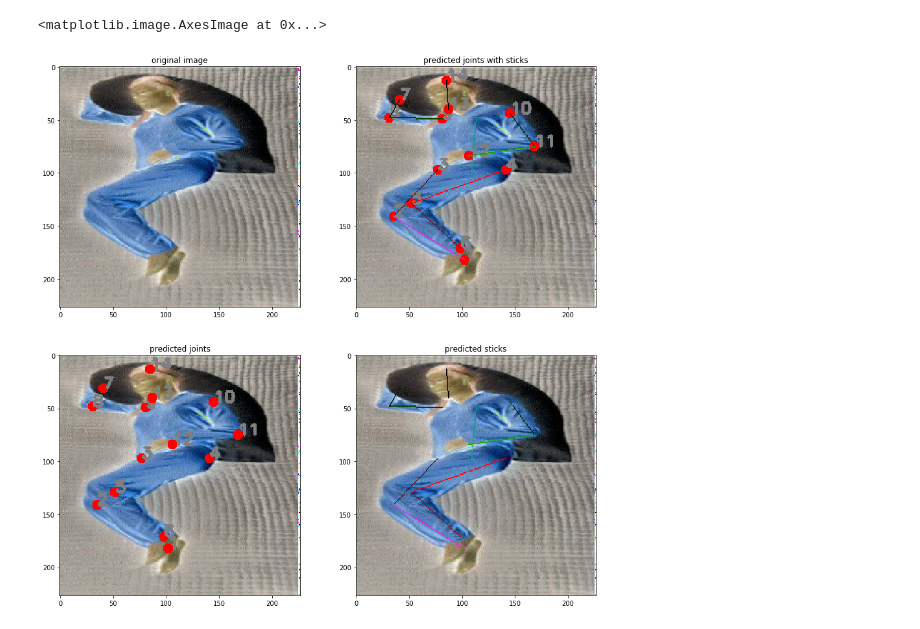
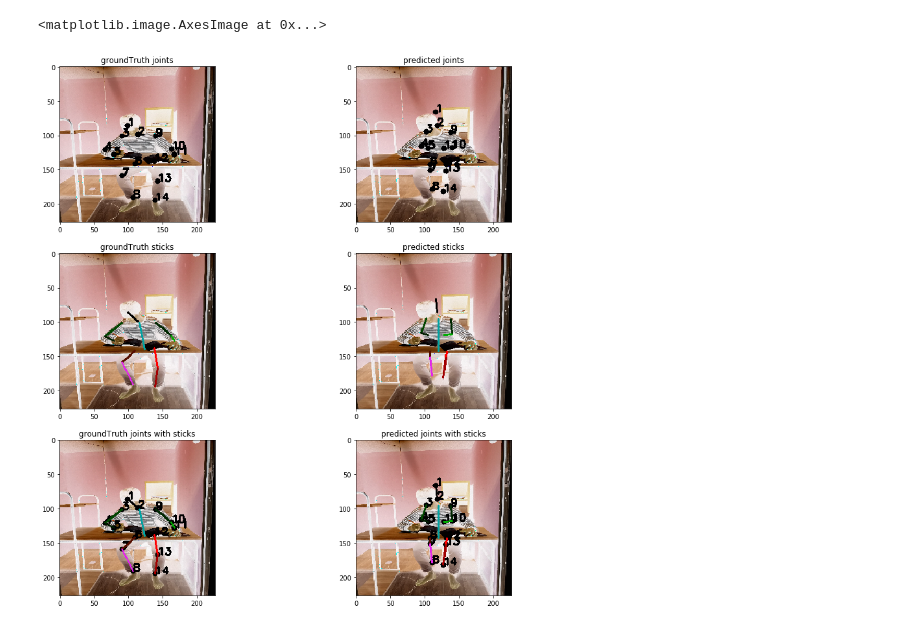
Before and after one commit to Hahnnz/Human_Pose_MET_Score_Estimation, a Jupyter notebook: Testing-Alexnet.ipynb, the cells around one changed output. Drawn from its saved outputs; the diff is of its cells as text; code cells hidden in the pictures.

Commit message:
uploaded alexnet result

```diff
--- a/Testing-Alexnet.ipynb
+++ b/Testing-Alexnet.ipynb
@@ -12,12 +12,12 @@ from scripts.config import *
 
 %matplotlib inline
 
-tools.etc.set_GPU("2")
+tools.etc.set_GPU("3")
 # %%
-net, loss_op, pose_loss_op, train_op = regressionnet.create_regression_net(data_shape=(227,227,3),optimizer_type='adadelta',num_joints=14)
+net, _, _, _ = regressionnet.create_regression_net(data_shape=(227,227,3),optimizer_type='adadelta',num_joints=14)
 
 with net.graph.as_default():
     saver = tf.train.Saver()
-    saver.restore(net.sess, "./out/alexnet_24000.ckpt")
-    test_it = dataset.met("/var/data/MET2/activity-met_n10_ub_test.csv", Fliplr=True, Shuffle=True)
+    saver.restore(net.sess, "./out/alexnet_gpu1_9900.ckpt")
+    test_it = dataset.met("./dataset/test.csv", Fliplr=True, dataset_root="./dataset/")
 # %% [output]
@@ -25,15 +25,8 @@ INFO:tensorflow:Restoring parameters from ./out/alexnet_24000.ckpt
 # %%
 predicted_joints = net.sess.run(
     [net.fc_regression],
-    feed_dict={net.x : test_it.img_set,
-    'PoseInput/joints_ground_truth:0' : test_it.coor_set.reshape(len(test_it.coor_set),-1),
-    'PoseInput/joints_is_valid:0': test_it.joint_is_valid,
-    'lr/conv_lr:0': 1.,
-    'lr/fc_lr:0': 1.})[0]
+    feed_dict={net.x : test_it.img_set, net.keep_prob:1.0})[0]
+
 predicted_joints = predicted_joints.reshape(len(predicted_joints),14,2)
 pred_canonical = tools.pose.convert2canonical(predicted_joints)
 orig_canonical = tools.pose.convert2canonical(test_it.coor_set)
-
-pcp_value=tools.pose.eval_strict_pcp(joints_gt=orig_canonical,predicted_joints=pred_canonical)
-average_pcp = tools.pose.average_pcp_left_right_limbs(pcp_value)
-print(average_pcp)
@@ -42,28 +46,43 @@ print(average_pcp)
 # %%
-idx=0
+idx=28
 
-pred_img1 = copy.copy(test_it.img_set[idx])
-pred_img2 = copy.copy(test_it.img_set[idx])
-pred_img3 = copy.copy(test_it.img_set[idx])
+orig_img1 = test_it.img_set[idx].copy()
+orig_img2 = test_it.img_set[idx].copy()
+orig_img3 = test_it.img_set[idx].copy()
 
-pred_joints=tools.etc.markJoints(img=pred_img1, joints=predicted_joints[idx])
-pred_sticks=tools.etc.drawSticks(img=pred_img2, sticks=pred_canonical[idx]['sticks'])
+pred_img1 = test_it.img_set[idx].copy()
+pred_img2 = test_it.img_set[idx].copy()
+pred_img3 = test_it.img_set[idx].copy()
 
-pred_joints_with_sticks = tools.etc.markJoints(img=pred_img3, joints=predicted_joints[idx])
-pred_joints_with_sticks = tools.etc.drawSticks(img=pred_img3, sticks=pred_canonical[idx]['sticks'])
+tools.etc.markJoints(img=orig_img1, joints=orig_canonical[idx]['joints'])
+tools.etc.drawSticks(img=orig_img2, sticks=orig_canonical[idx]['sticks'])
 
-fig, ((p11,p12),(p21,p22)) = plt.subplots(2,2)
+tools.etc.markJoints(img=pred_img1, joints=pred_canonical[idx]['joints'])
+tools.etc.drawSticks(img=pred_img2, sticks=pred_canonical[idx]['sticks'])
+
+tools.etc.markJoints(img=orig_img3, joints=orig_canonical[idx]['joints'])
+tools.etc.drawSticks(img=orig_img3, sticks=orig_canonical[idx]['sticks'])
+
+tools.etc.markJoints(img=pred_img3, joints=pred_canonical[idx]['joints'])
+tools.etc.drawSticks(img=pred_img3, sticks=pred_canonical[idx]['sticks'])
+
+fig, ((p11,p12),(p21,p22),(p31,p32),) = plt.subplots(3,2)
 fig.set_size_inches(15, 15)
 
-p11.set_title("original image")
-p11.imshow(test_it.img_set[idx])
-p12.set_title("predicted joints with sticks")
-p12.imshow(pred_joints_with_sticks)
+p11.set_title("groundTruth joints")
+p11.imshow(orig_img1)
+p12.set_title("predicted joints")
+p12.imshow(pred_img1)
 
-p21.set_title("predicted joints")
-p21.imshow(pred_img1)
+p21.set_title("groundTruth sticks")
+p21.imshow(orig_img2)
 p22.set_title("predicted sticks")
 p22.imshow(pred_img2)
+
+p31.set_title("groundTruth joints with sticks")
+p31.imshow(orig_img3)
+p32.set_title("predicted joints with sticks")
+p32.imshow(pred_img3)
 # %% [output]
 <matplotlib.image.AxesImage at 0x...>
-[figure, old version]
+[figure, new version]
```
Also changed, not shown: parts of 3 cells of this notebook.
